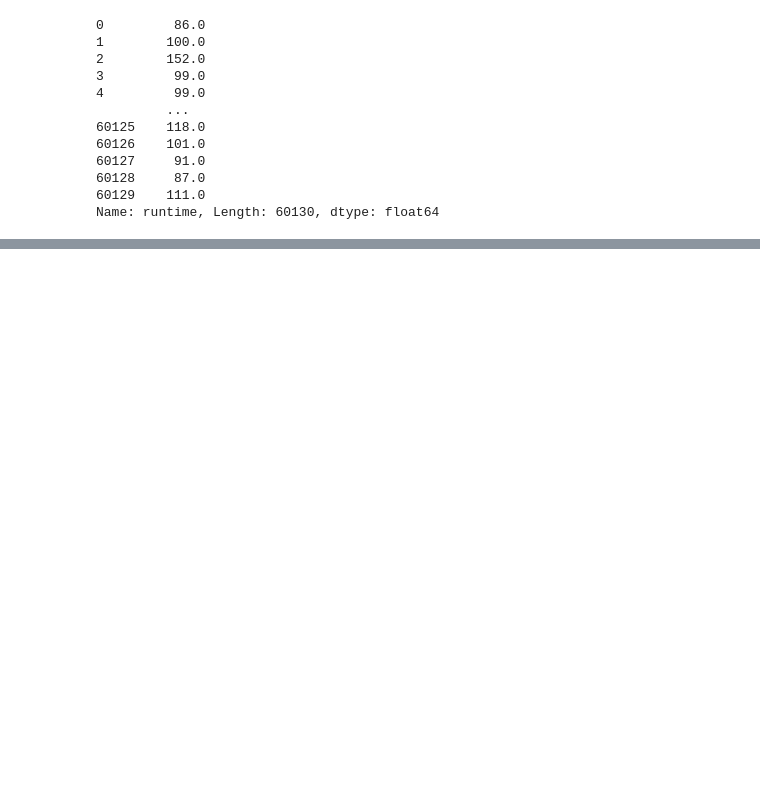
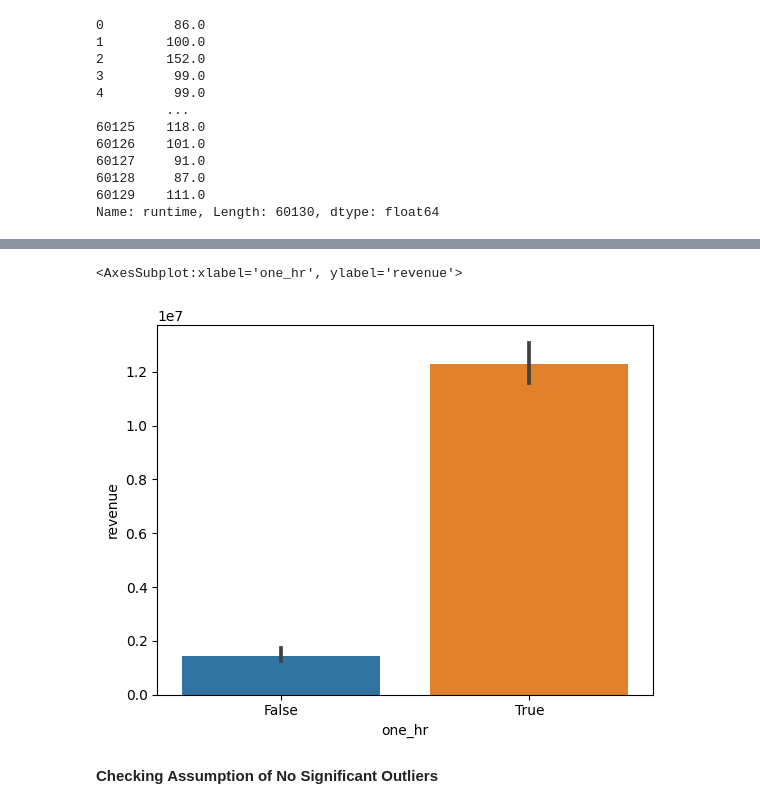
Before and after one commit to NewburghCat/Project3_IMDBWS, a Jupyter notebook: IMDB_Movies_Part-4_HypothesisTesting.ipynb, the cells around one changed output, grey strips where cells are left out. Cells and saved outputs as stored; diff of their text form; code cells hidden in the pictures; blank space fills up the shorter version.

```diff
--- a/IMDB_Movies_Part-4_HypothesisTesting.ipynb
+++ b/IMDB_Movies_Part-4_HypothesisTesting.ipynb
@@ -114,0 +251,8 @@ Name: runtime, Length: 60130, dtype: float64
+# %%
+## visualize the group means
+sns.barplot(data=visual_df, x='one_hr', y='revenue')
+# %% [output]
+<AxesSubplot:xlabel='one_hr', ylabel='revenue'>
+[figure, added]
+# %% [markdown]
+**Checking Assumption of No Significant Outliers**
```
Also changed, not shown: parts of 33 cells of this notebook, 3 other files.
